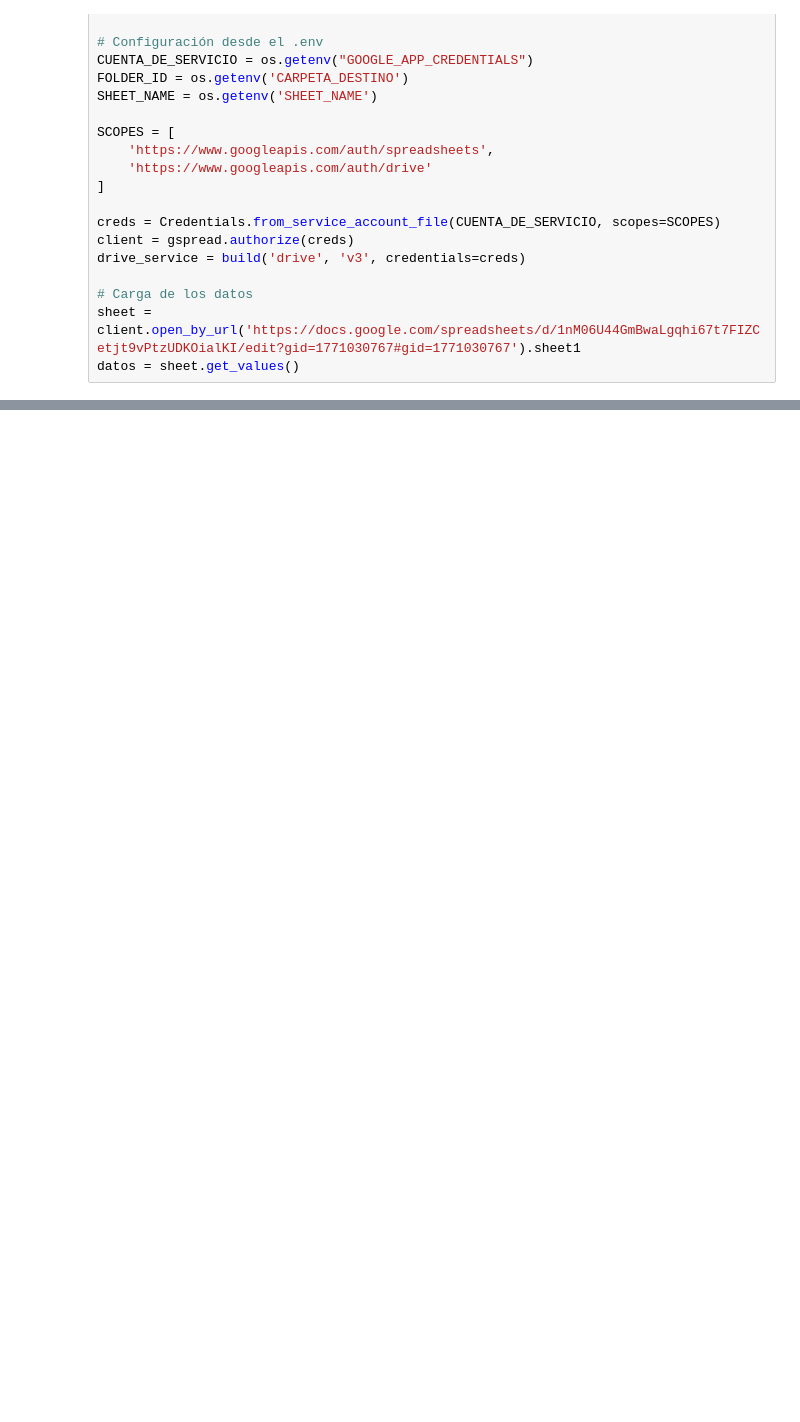
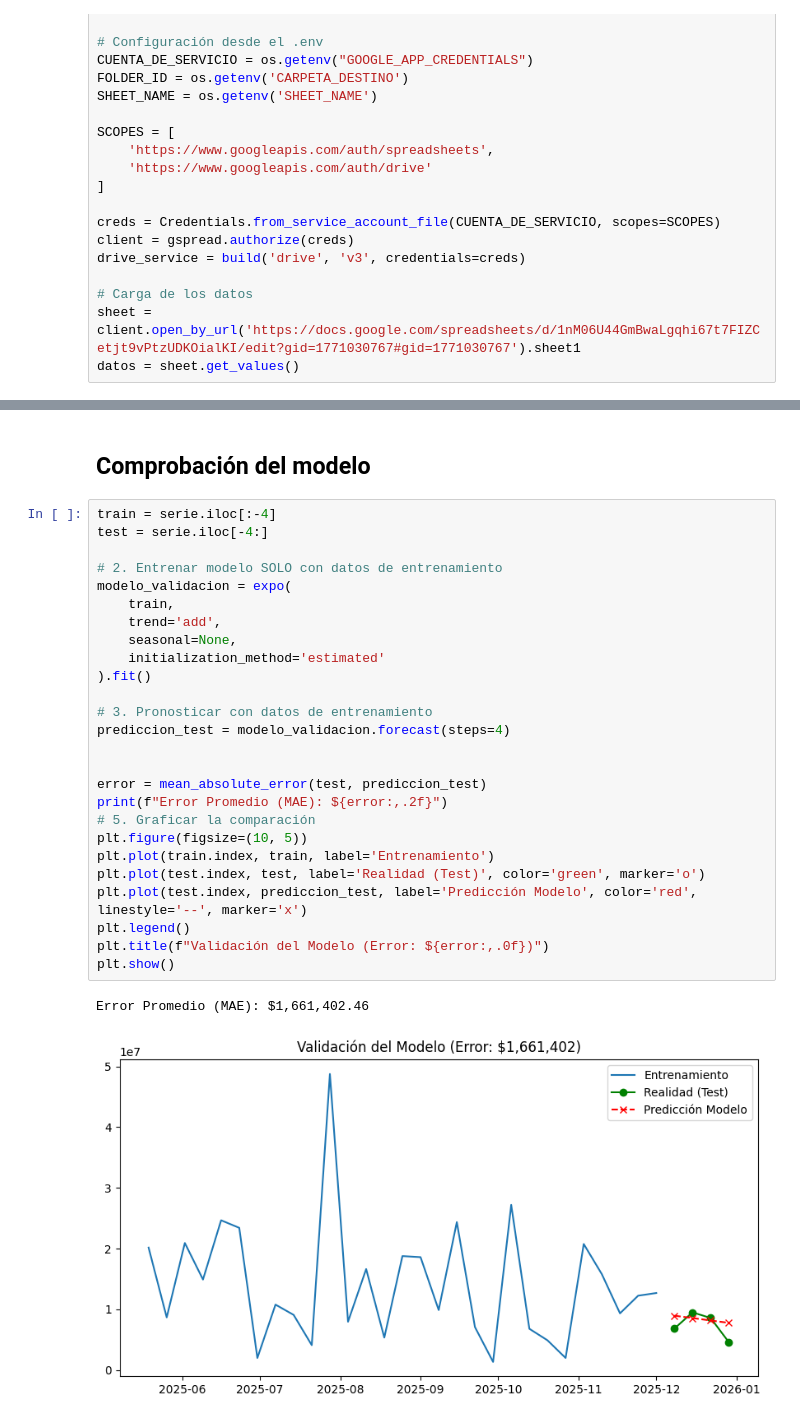
Before and after one commit to deleonray314/ceramix, a Jupyter notebook: pronostico/ceramix.ipynb, the cells around one changed output, grey strips where cells are left out. Saved outputs shown, nothing was run; the diff lists cells and outputs as text; blank space fills up the shorter version.

```diff
--- a/pronostico/ceramix.ipynb
+++ b/pronostico/ceramix.ipynb
@@ -112,0 +116,31 @@ Freq: W-MON, dtype: float64
+# %% [markdown]
+## Comprobación del modelo
+# %%
+train = serie.iloc[:-4]
+test = serie.iloc[-4:]
+
+# 2. Entrenar modelo SOLO con datos de entrenamiento
+modelo_validacion = expo(
+    train,
+    trend='add',
+    seasonal=None,
+    initialization_method='estimated'
+).fit()
+
+# 3. Pronosticar con datos de entrenamiento
+prediccion_test = modelo_validacion.forecast(steps=4)
+
+
+error = mean_absolute_error(test, prediccion_test)
+print(f"Error Promedio (MAE): ${error:,.2f}")
+# 5. Graficar la comparación
+plt.figure(figsize=(10, 5))
+plt.plot(train.index, train, label='Entrenamiento')
+plt.plot(test.index, test, label='Realidad (Test)', color='green', marker='o')
+plt.plot(test.index, prediccion_test, label='Predicción Modelo', color='red', linestyle='--', marker='x')
+plt.legend()
+plt.title(f"Validación del Modelo (Error: ${error:,.0f})")
+plt.show()
+# %% [output]
+Error Promedio (MAE): $1,661,402.46
+[figure, added]
```
Also changed, not shown: parts of 4 cells of this notebook.
